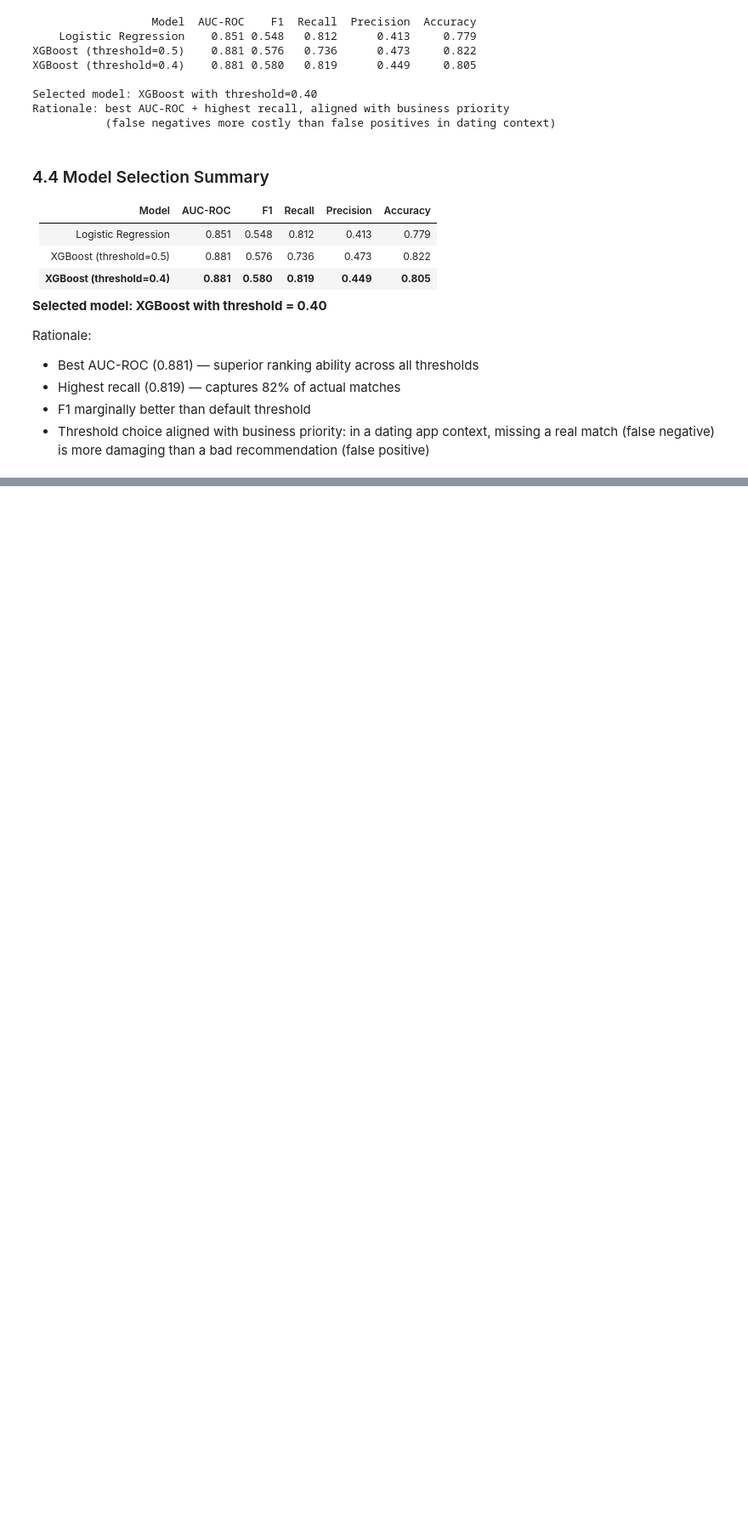
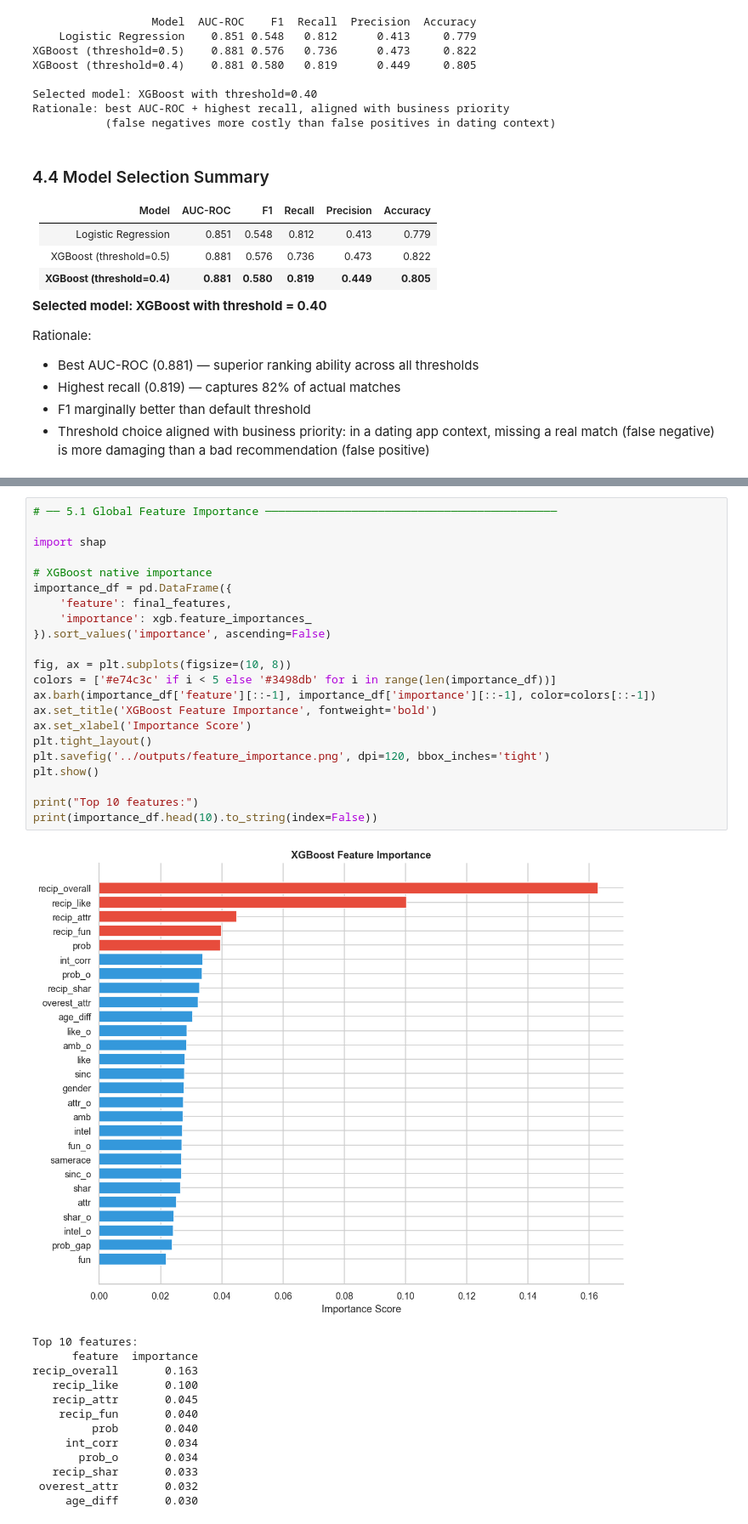
Before and after one commit to ArvindB75/speed-dating-match-prediction, a Jupyter notebook: notebooks/speed_dating_analysis.ipynb, the cells around one changed output, grey strips where cells are left out. Shown at 85% size. Saved outputs shown, nothing was run; the diff lists cells and outputs as text; blank space fills up the shorter version.

Commit message:
section 5: interpretability — feature importance, permutation importance

```diff
--- a/notebooks/speed_dating_analysis.ipynb
+++ b/notebooks/speed_dating_analysis.ipynb
@@ -1366,0 +1379,36 @@ Rationale:
+# %%
+# ── 5.1 Global Feature Importance ────────────────────────────────────────────
+
+import shap
+
+# XGBoost native importance
+importance_df = pd.DataFrame({
+    'feature': final_features,
+    'importance': xgb.feature_importances_
+}).sort_values('importance', ascending=False)
+
+fig, ax = plt.subplots(figsize=(10, 8))
+colors = ['#e74c3c' if i < 5 else '#3498db' for i in range(len(importance_df))]
+ax.barh(importance_df['feature'][::-1], importance_df['importance'][::-1], color=colors[::-1])
+ax.set_title('XGBoost Feature Importance', fontweight='bold')
+ax.set_xlabel('Importance Score')
+plt.tight_layout()
+plt.savefig('../outputs/feature_importance.png', dpi=120, bbox_inches='tight')
+plt.show()
+
+print("Top 10 features:")
+print(importance_df.head(10).to_string(index=False))
+# %% [output]
+[figure, added]
+Top 10 features:
+      feature  importance
+recip_overall       0.163
+   recip_like       0.100
+   recip_attr       0.045
+    recip_fun       0.040
+         prob       0.040
+     int_corr       0.034
+       prob_o       0.034
+   recip_shar       0.033
+ overest_attr       0.032
+     age_diff       0.030
```
Also changed, not shown: parts of 3 cells of this notebook, 2 other files.
